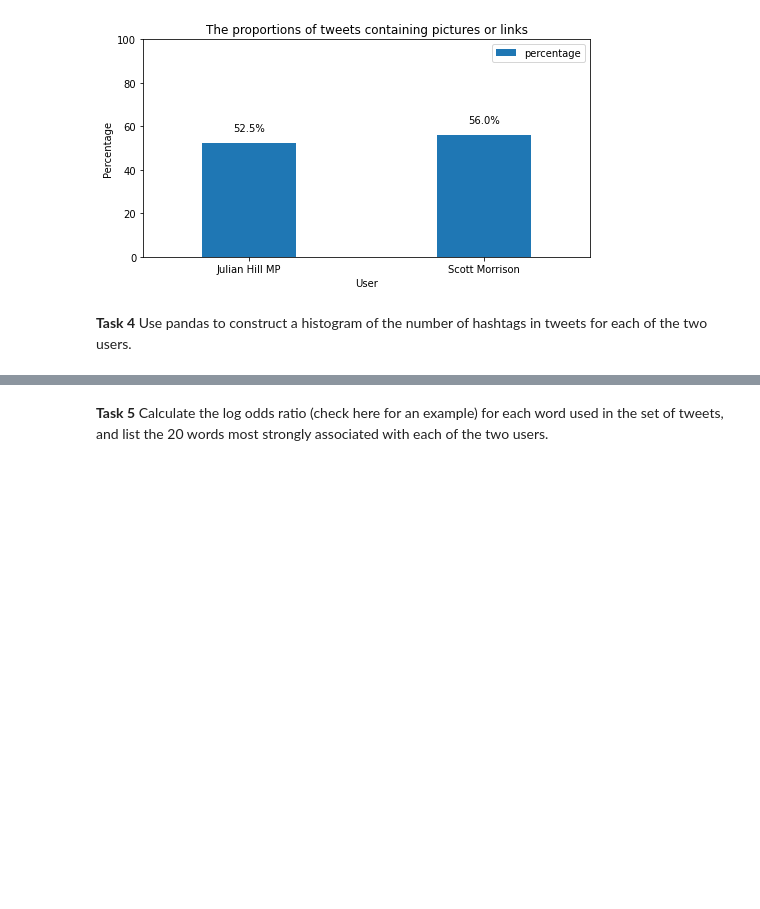
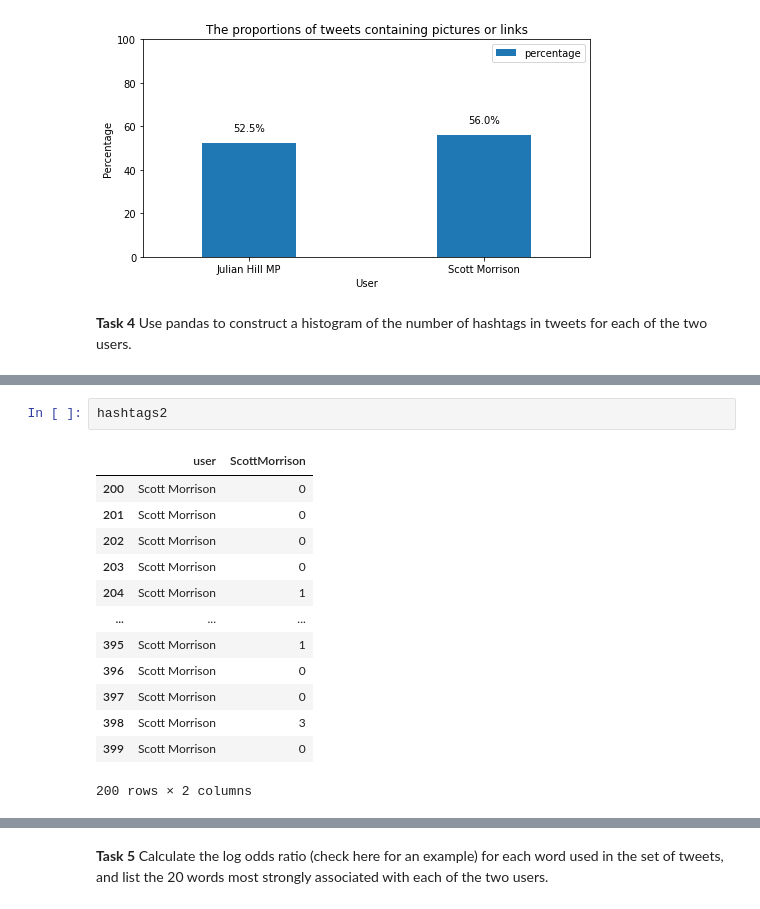
Before and after one commit to mona-piya/Twitter_Analysis, a Jupyter notebook: AssessedTask2.ipynb, the cells around one changed output, grey strips where cells are left out. Saved outputs shown, nothing was run; the diff lists cells and outputs as text; blank space fills up the shorter version.

```diff
--- a/AssessedTask2.ipynb
+++ b/AssessedTask2.ipynb
@@ -391,0 +337,16 @@ print(df['hashtags'].str.len().sum())
+# %%
+hashtags2
+# %% [output]
+|  | user | ScottMorrison |
+| 200 | Scott Morrison | 0 |
+| 201 | Scott Morrison | 0 |
+| 202 | Scott Morrison | 0 |
+| 203 | Scott Morrison | 0 |
+| 204 | Scott Morrison | 1 |
+| ... | ... | ... |
+| 395 | Scott Morrison | 1 |
+| 396 | Scott Morrison | 0 |
+| 397 | Scott Morrison | 0 |
+| 398 | Scott Morrison | 3 |
+| 399 | Scott Morrison | 0 |
+200 rows × 2 columns
```
Also changed, not shown: parts of 28 cells of this notebook.
